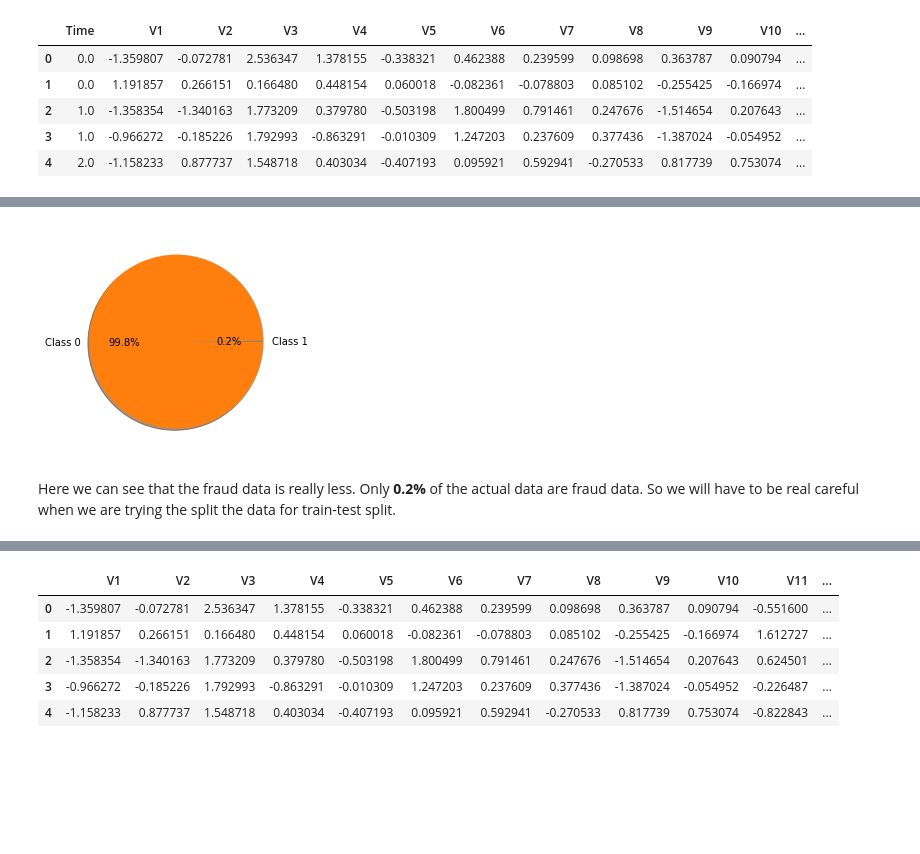
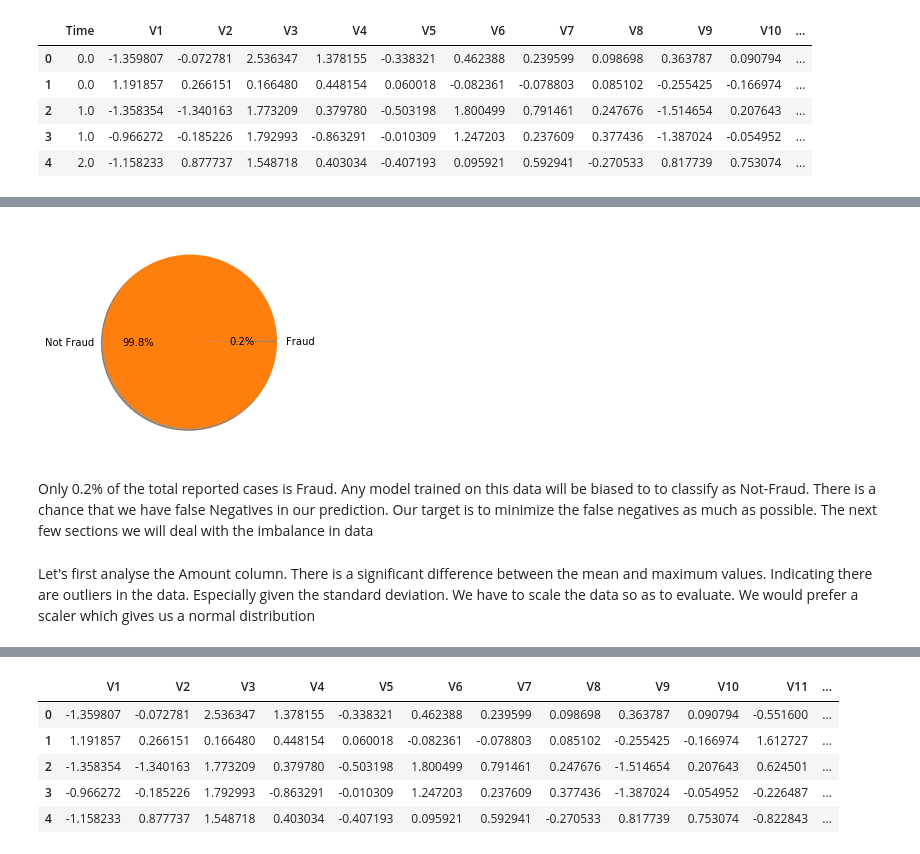
Before and after one commit to pointerness/udacity_capstone, a Jupyter notebook: Udacity_Capstone.ipynb, the cells around one changed output, grey strips where cells are left out. Drawn from its saved outputs; the diff is of its cells as text; code cells hidden in the pictures; blank space fills up the shorter version.

```diff
--- a/Udacity_Capstone.ipynb
+++ b/Udacity_Capstone.ipynb
@@ -89,10 +81,16 @@ plt.show()
 # %%
-labels = ['Class 1', 'Class 0']
+labels = ['Fraud', 'Not Fraud']
 sizes = [data['Class'].value_counts()[1], data['Class'].value_counts()[0]]
 fig1, ax1 = plt.subplots()
 ax1.pie(sizes, labels=labels, autopct='%1.1f%%', shadow=True)
 plt.show()
 # %% [output]
-[figure, old version]
+[figure, new version]
-# %% [markdown]
-Here we can see that the fraud data is really less. Only **0.2%** of the actual data are fraud data. So we will have to be real careful when we are trying the split the data for train-test split.
+# %% [markdown]
+Only 0.2% of the total reported cases is Fraud.
+Any model trained on this data will be biased to to classify as Not-Fraud.
+There is a chance that we have false Negatives in our prediction. Our target is to minimize the false negatives as much as possible.
+The next few sections we will deal with the imbalance in data
+# %% [markdown]
+Let's first analyse the Amount column. There is a significant difference between the mean and maximum values. Indicating there are outliers in the data. Especially given the standard deviation.
+We have to scale the data so as to evaluate. We would prefer a scaler which gives us a normal distribution
```
Also changed, not shown: parts of 97 cells of this notebook.
